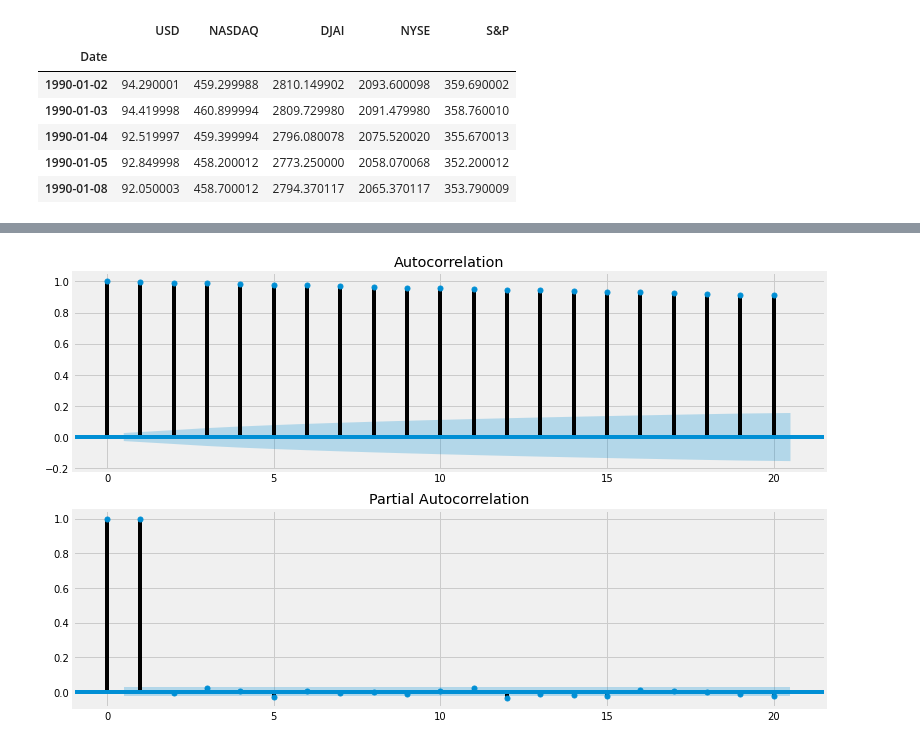
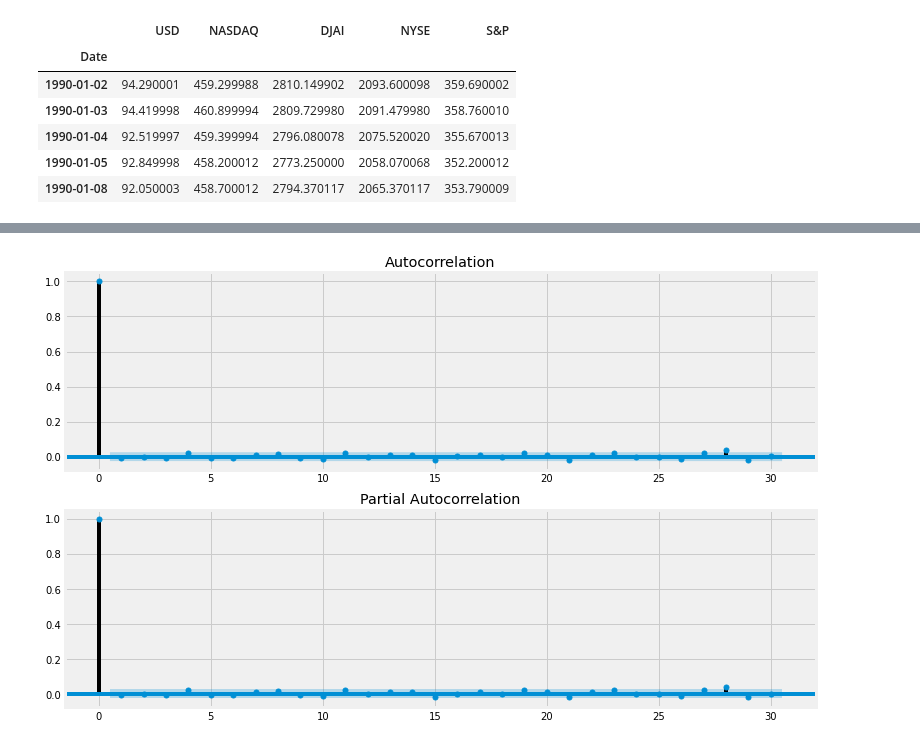
Before and after one commit to Mrunali95/Thesis, a Jupyter notebook: Multivariate_ARIMA.ipynb, the cells around one changed output, grey strips where cells are left out. Drawn from its saved outputs; the diff is of its cells as text; code cells hidden in the pictures.

```diff
--- a/Multivariate_ARIMA.ipynb
+++ b/Multivariate_ARIMA.ipynb
@@ -123,0 +130,21 @@ print(len(test_data))
+# %%
+normdata = pd.DataFrame(columns=['USD','NASDAQ','DJAI','NYSE','S&P'])
+
+normdata['USD'] = unorm.flatten()
+normdata['NASDAQ'] = nqnorm.flatten()
+normdata['DJAI'] = dnorm.flatten()
+normdata['NYSE'] = nynorm.flatten()
+normdata['S&P'] = spnorm.flatten()
+
+normdata.index = finaldata.index
+# %%
+train_data= normdata[0:int(len(normdata)*0.8)]
+test_data = normdata[int(len(normdata)*0.8):]
+
+plt.figure(figsize=(12,7))
+plt.xlabel('Dates')
+plt.ylabel('Prices')
+
+plt.plot(train_data['USD'], 'blue', label='Training Data')
+plt.plot(test_data['USD'], 'green', label='Testing Data')
+plt.legend()
@@ -136,5 +167,20 @@ dfoutput = pd.Series(dftest[0:4], index=['Test Statistic','p-value','#Lags Used'
 for key,value in dftest[4].items():
   dfoutput['Critical Value (%s)'%key] = value
 print(dfoutput)
+
+## Applying time shifting, we subtract every the point by the one that preceded it to make data stationary
+df2 = trainusd - trainusd.shift()
+df2.dropna(inplace=True)
+trainusd_stationary = df2
+
+print("\n************After Difference*************\n")
+
+#Perform Dickey-Fuller test:
+print('Results of Dickey-Fuller Test:')
+dftest = adfuller(trainusd_stationary, autolag='AIC')
+dfoutput = pd.Series(dftest[0:4], index=['Test Statistic','p-value','#Lags Used','Number of Observations Used'])
+for key,value in dftest[4].items():
+  dfoutput['Critical Value (%s)'%key] = value
+print(dfoutput)
 # %% [output]
 Results of Dickey-Fuller Test:
@@ -173,15 +303,15 @@ dtype: float64
 # %%
 from statsmodels.graphics.tsaplots import plot_acf,plot_pacf
 from pandas.plotting import autocorrelation_plot
 from matplotlib import pyplot
 import statsmodels.api as sm
 %matplotlib inline
 
 fig = plt.figure(figsize=(12,8))
 ax1 = fig.add_subplot(211)
-fig = sm.graphics.tsa.plot_acf(trainusd_stationary, lags = 20, ax= ax1)
+fig = sm.graphics.tsa.plot_acf(trainusd_stationary, lags = 30, ax= ax1)
 ax2 = fig.add_subplot(212)
-fig = sm.graphics.tsa.plot_pacf(trainusd_stationary, lags = 20, ax = ax2)
+fig = sm.graphics.tsa.plot_pacf(trainusd_stationary, lags = 30, ax = ax2)
 pyplot.show()
 # %% [output]
-[figure, old version]
+[figure, new version]
```
Also changed, not shown: parts of 27 cells of this notebook.
